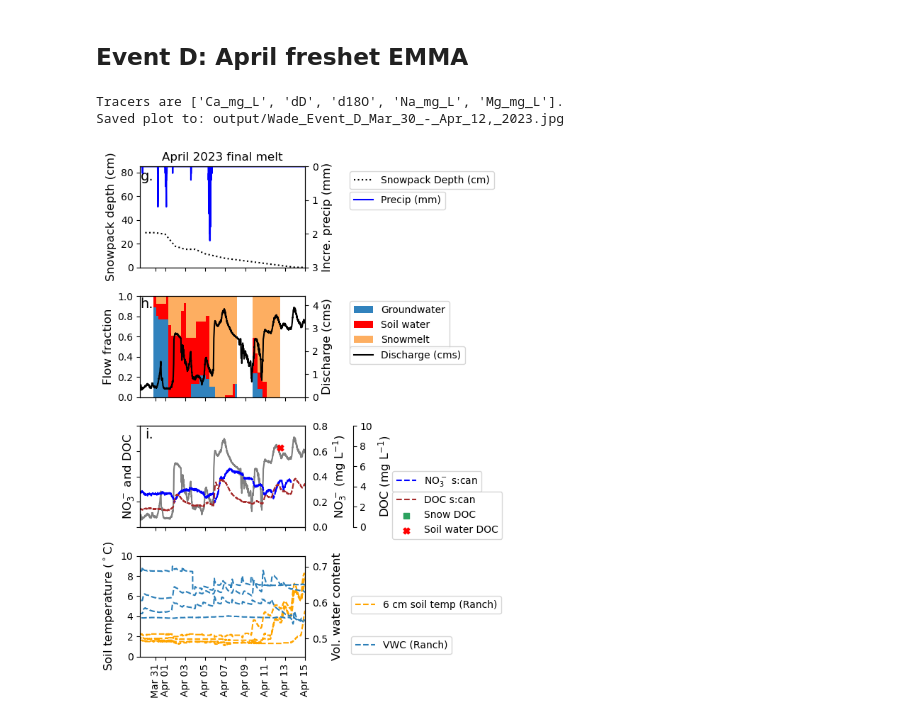
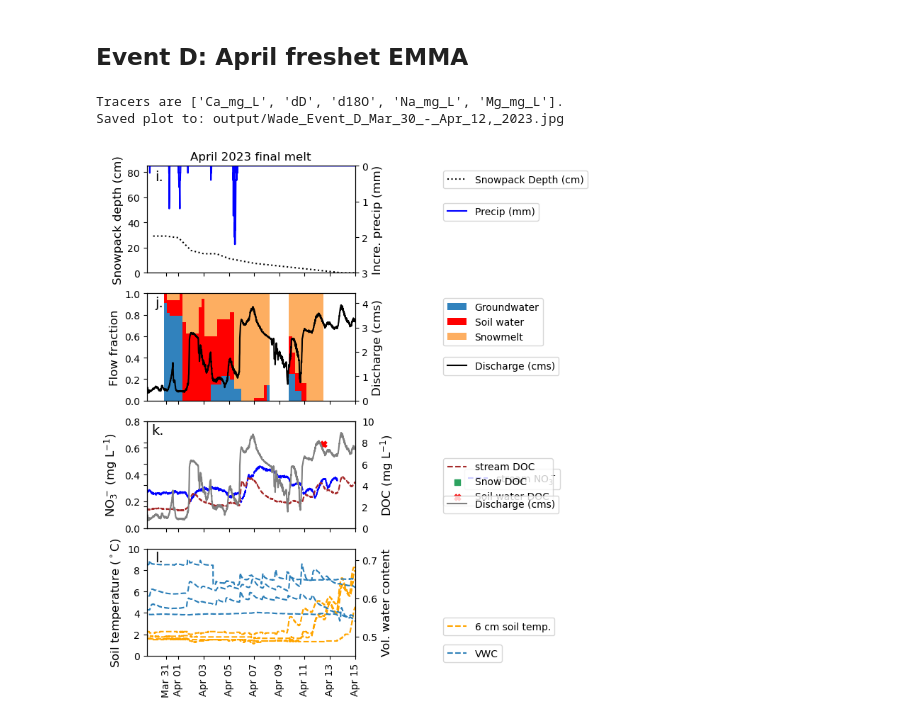
Before and after one commit to MeganEDuffy/EMMA, a Jupyter notebook: obsolete-EMMA-nbs/Wade_2023_ISCO_EMMA-plotting.ipynb, the cells around one changed output. Drawn from its saved outputs; the diff is of its cells as text; code cells hidden in the pictures.

Commit message:
changing up scan subplots on emma figs to make cleaner

```diff
--- a/obsolete-EMMA-nbs/Wade_2023_ISCO_EMMA-plotting.ipynb
+++ b/obsolete-EMMA-nbs/Wade_2023_ISCO_EMMA-plotting.ipynb
@@ -340,6 +340,7 @@ def plot_event_with_snowpack(
     ax1.annotate('a.', xy=(0.08, 0.86), xycoords='axes fraction', fontsize=14, ha='right')
     ax2.annotate('b.', xy=(0.08, 0.88), xycoords='axes fraction', fontsize=14, ha='right')
     ax3.annotate('c.', xy=(0.08, 0.88), xycoords='axes fraction', fontsize=14, ha='right')
+    ax4.annotate('d.', xy=(0.08, 0.88), xycoords='axes fraction', fontsize=14, ha='right')
 
     ### Top subplot: Snowpack and eventually rainfall ###
     # Filter snowpack + rainfall data for the event duration
@@ -401,15 +402,15 @@ def plot_event_with_snowpack(
     # Secondary y-axis for nitrate
     ax3_secondary = ax3.twinx()
     ax3_secondary.spines.right.set_position(("axes", 1.0))
-    ax3_secondary.plot(scan_data['datetime'], scan_data['NO3'], color='blue', label='NO$_3^-$ s:can', linestyle='--')
+    ax3_secondary.plot(scan_data['datetime'], scan_data['NO3'], color='blue', label='stream NO$_3^-$', linestyle='--')
     ax3_secondary.set_ylabel('NO$_3^-$ (mg L$^{-1}$)', color='black', fontsize = 12)
     ax3_secondary.set_ylim(0,0.8)
     ax3_secondary.legend(loc='upper left', bbox_to_anchor=(1.46, 0.6))
 
-    # Tertiary y-axis for TOC/DOC
+    # Tertiary y-axis for DOC
     ax3_tertiary = ax3_secondary.twinx()
     ax3_tertiary.spines.right.set_position(("axes", 1.28))
-    ax3_tertiary.plot(toc_data['datetime'], toc_data['TOC'], color='brown', label='DOC s:can', linestyle='--')
+    ax3_tertiary.plot(toc_data['datetime'], toc_data['TOC'], color='brown', label='stream DOC', linestyle='--')
     #ax3_tertiary.scatter(streamwater_data['Datetime'], streamwater_data['TOC mg_L'], color = 'black', s = 10, label='stream TOC')
     # Plot each type separately
     for t, group in em_toc_data.groupby('Type'):
@@ -431,7 +432,7 @@ def plot_event_with_snowpack(
     ax3_secondary.tick_params(axis='y', labelright=True, labelleft=False)
 
     # Plot soil temperature and moisture on 4th plot
-    ax4.plot(soil_data['Datetime'], soil_data['Temperature'], color='orange', label='6 cm soil temp (Ranch)', linestyle='--')
+    ax4.plot(soil_data['Datetime'], soil_data['Temperature'], color='orange', label='6 cm soil temp.', linestyle='--')
     ax4.set_ylabel('Soil temperature ($^\circ$C)', color='black', fontsize = 12)
     ax4.set_ylim([0, 10])
     ax4.tick_params(axis='y', labelcolor='black')
@@ -441,7 +442,7 @@ def plot_event_with_snowpack(
     # Secondary y-axis for soil VWR
     ax4_secondary = ax4.twinx()
     ax4_secondary.spines.right.set_position(("axes", 1.0))
-    ax4_secondary.plot(soil_data['Datetime'], soil_data['VWC'], color='#2c7fb8', label='VWC (Ranch)', linestyle='--')
+    ax4_secondary.plot(soil_data['Datetime'], soil_data['VWC'], color='#2c7fb8', label='VWC', linestyle='--')
     ax4_secondary.set_ylabel('Vol. water content', color='black', fontsize = 12)
     ax4_secondary.set_ylim(0.45,0.73)
     ax4_secondary.legend(loc='upper left', bbox_to_anchor=(1.25, 0.25))
@@ -787,9 +788,10 @@ def plot_event_with_snowpack(
     fig, (ax1, ax2, ax3, ax4) = plt.subplots(4, 1, figsize=figsize, sharex=True)
 
     # Add subplot annotations in top-right corner using Axes coordinates
-    ax1.annotate('d.', xy=(0.09, 0.86), xycoords='axes fraction', fontsize=14, ha='right')
-    ax2.annotate('e.', xy=(0.09, 0.88), xycoords='axes fraction', fontsize=14, ha='right')
-    ax3.annotate('f.', xy=(0.09, 0.88), xycoords='axes fraction', fontsize=14, ha='right')
+    ax1.annotate('e.', xy=(0.09, 0.86), xycoords='axes fraction', fontsize=14, ha='right')
+    ax2.annotate('f.', xy=(0.09, 0.88), xycoords='axes fraction', fontsize=14, ha='right')
+    ax3.annotate('g.', xy=(0.09, 0.88), xycoords='axes fraction', fontsize=14, ha='right')
+    ax4.annotate('h.', xy=(0.09, 0.88), xycoords='axes fraction', fontsize=14, ha='right')
 
     ### Top subplot: Snowpack and eventually rainfall ###
     # Filter snowpack + rainfall data for the event duration
@@ -1238,9 +1240,10 @@ def plot_event_with_snowpack(
     fig, (ax1, ax2, ax3, ax4) = plt.subplots(4, 1, figsize=figsize, sharex=True)
 
     # Add subplot annotations in top-right corner using Axes coordinates
-    ax1.annotate('g.', xy=(0.08, 0.86), xycoords='axes fraction', fontsize=14, ha='right')
-    ax2.annotate('h.', xy=(0.08, 0.88), xycoords='axes fraction', fontsize=14, ha='right')
-    ax3.annotate('i.', xy=(0.08, 0.88), xycoords='axes fraction', fontsize=14, ha='right')
+    ax1.annotate('i.', xy=(0.08, 0.86), xycoords='axes fraction', fontsize=14, ha='right')
+    ax2.annotate('j.', xy=(0.08, 0.88), xycoords='axes fraction', fontsize=14, ha='right')
+    ax3.annotate('k.', xy=(0.08, 0.88), xycoords='axes fraction', fontsize=14, ha='right')
+    ax4.annotate('l.', xy=(0.08, 0.88), xycoords='axes fraction', fontsize=14, ha='right')
 
     ### Top subplot: Snowpack and eventually rainfall ###
     # Filter snowpack + rainfall data for the event duration
@@ -1308,31 +1311,22 @@ def plot_event_with_snowpack(
     ax2_secondary.legend(loc='upper left', bbox_to_anchor=(1.24, 0.55))
 
     # Plot discharge (again), NO3, and TOC on lower plot
-    ax3.plot(scan_data['datetime'], scan_data['q_cms_wb'], color='grey', label='Discharge (cms)', linestyle='-')
-    ax3.set_ylabel('NO$_3^-$ and DOC', color='black', fontsize = 12)
-    ax3.set_ylim([0, 4.4])
-    ax3.tick_params(axis='y', labelcolor='white')
-    ax3.set_yticks([])
-    ax3.tick_params(axis='x', rotation=90)
+    # Primary y-axis for nitrate
+    ax3.plot(scan_data['datetime'], scan_data['NO3'], color='blue', label='stream NO$_3^-$', linestyle='--')
+    ax3.set_ylabel('NO$_3^-$ (mg L$^{-1}$)', color='black', fontsize = 12)
+    ax3.set_ylim(0,0.8)
+    ax3.legend(loc='upper left', bbox_to_anchor=(1.5, 0.6))
 
-    # Secondary y-axis for nitrate
+    # Secondary y-axis for stream DOC
     ax3_secondary = ax3.twinx()
-    ax3_secondary.spines.right.set_position(("axes", 1.0))
-    ax3_secondary.plot(scan_data['datetime'], scan_data['NO3'], color='blue', label='NO$_3^-$ s:can', linestyle='--')
-    ax3_secondary.set_ylabel('NO$_3^-$ (mg L$^{-1}$)', color='black', fontsize = 12)
-    ax3_secondary.set_ylim(0,0.8)
-    ax3_secondary.legend(loc='upper left', bbox_to_anchor=(1.5, 0.6))
 
-    # Tertiary y-axis for TOC/DOC
-    ax3_tertiary = ax3_secondary.twinx()
-    ax3_tertiary.spines.right.set_position(("axes", 1.29))
-    ax3_tertiary.plot(toc_data['datetime'], toc_data['TOC'], color='brown', label='DOC s:can', linestyle='--')
-    #ax3_tertiary.scatter(streamwater_data['Datetime'], streamwater_data['TOC mg_L'], color = 'black', s = 10, label='Stream TOC')
+    ax3_secondary.plot(toc_data['datetime'], toc_data['TOC'], color='brown', label='stream DOC', linestyle='--')
+    #ax3_secondary.scatter(streamwater_data['Datetime'], streamwater_data['TOC mg_L'], color = 'black', s = 10, label='Stream DOC')
     # Plot each type separately
     for t, group in em_toc_data.groupby('Type'):
         if t in type_styles:
             style = type_styles[t]
-            ax3_tertiary.scatter(
+            ax3_secondary.scatter(
                 group['Datetime'],
                 group['TOC_mg_L'],
                 color=style['color'],
@@ -1340,15 +1334,24 @@ def plot_event_with_snowpack(
                 s=40,
                 label=style['label']
             )
-    ax3_tertiary.set_ylabel('DOC (mg L$^{-1}$)', color='black', fontsize = 12)
-    ax3_tertiary.set_ylim(0,10)
-    ax3_tertiary.legend(loc='upper left', bbox_to_anchor=(1.5, 0.4))
+    ax3_secondary.set_ylabel('DOC (mg L$^{-1}$)', color='black', fontsize = 12)
+    ax3_secondary.set_ylim(0,10)
+    ax3_secondary.legend(loc='upper left', bbox_to_anchor=(1.5, 0.4))
+
+    # Tertiary axis for discharge (greyed out, no axis label needed)
+    ax3_tertiary = ax3_secondary.twinx()
+    ax3_tertiary.spines.right.set_position(("axes", 1.0))
+    ax3_tertiary.plot(scan_data['datetime'], scan_data['q_cms_wb'], color='grey', label='Discharge (cms)', linestyle='-')
+    ax3_tertiary.set_ylim([0, 4.4])
+    ax3_tertiary.tick_params(axis='y', labelcolor='white')
+    ax3_tertiary.set_yticks([])
+    ax3_tertiary.tick_params(axis='x', rotation=90)
 
     # Fix secondary y-axis tick alignment after creating the tertiary axis
     ax3_secondary.tick_params(axis='y', labelright=True, labelleft=False)
 
     # Plot soil temperature and moisture on 4th plot
-    ax4.plot(soil_data['Datetime'], soil_data['Temperature'], color='orange', label='6 cm soil temp (Ranch)', linestyle='--')
+    ax4.plot(soil_data['Datetime'], soil_data['Temperature'], color='orange', label='6 cm soil temp.', linestyle='--')
     ax4.set_ylabel('Soil temperature ($^\circ$C)', color='black', fontsize = 12)
     ax4.set_ylim([0, 10])
     ax4.tick_params(axis='y', labelcolor='black')
@@ -1358,38 +1361,55 @@ def plot_event_with_snowpack(
     # Secondary y-axis for soil VWR
     ax4_secondary = ax4.twinx()
     ax4_secondary.spines.right.set_position(("axes", 1.0))
-    ax4_secondary.plot(soil_data['Datetime'], soil_data['VWC'], color='#2c7fb8', label='VWC (Ranch)', linestyle='--')
+    ax4_secondary.plot(soil_data['Datetime'], soil_data['VWC'], color='#2c7fb8', label='VWC', linestyle='--')
     ax4_secondary.set_ylabel('Vol. water content', color='black', fontsize = 12)
     ax4_secondary.set_ylim(0.45,0.73)
     ax4_secondary.legend(loc='upper left', bbox_to_anchor=(1.25, 0.25))
+
+    # Before plotting legends, shrink the plotting area to make space on the right
+    plt.subplots_adjust(right=0.75)
+
+    # Then fix all legends with the same x anchor (1.25 here)
+    ax1.legend(loc='upper left', bbox_to_anchor=(1.40, 1.0))
+    ax1_secondary.legend(loc='upper left', bbox_to_anchor=(1.40, 0.7))
+
+    ax2.legend(handles, simplified_labels, loc='upper left', bbox_to_anchor=(1.40, 1.0))
+    ax2_secondary.legend(loc='upper left', bbox_to_anchor=(1.40, 0.45))
+
+    ax3_secondary.legend(loc='upper left', bbox_to_anchor=(1.40, 0.7))
+    ax3_tertiary.legend(loc='upper left', bbox_to_anchor=(1.40, 0.35))
+    #ax3_tertiary.spines.right.set_position(("axes", 1.20))
+
+    ax4.legend(loc='upper left', bbox_to_anchor=(1.40, 0.4))
+    ax4_secondary.legend(loc='upper left', bbox_to_anchor=(1.40, 0.15))
 
     # Define the formatter
     date_fmt = mdates.DateFormatter('%b %d')  # e.g., 'Feb 09'
 
     # Apply to all x-axes
     for ax in [ax1, ax2, ax3]:
         ax.xaxis.set_major_formatter(date_fmt)
 
     plt.tight_layout()
 
     # --- Save plot as 'output/Site_EventName.jpg' ---
     # Sanitize filename: replace spaces and parentheses
     safe_event_name = event_name.replace(" ", "_").replace("(", "").replace(")", "").replace(":", "")
     filename = f"{Site}_{safe_event_name}.jpg"
     output_path = os.path.join("output", filename)
 
     fig.savefig(output_path, dpi=300)
     print(f"Saved plot to: {output_path}")
 
     plt.show()
 plot_event_with_snowpack(eventD_df, "Event D (Mar 30 - Apr 12, 2023)", \
                          colors_D, start_D, end_D, start_plot_D, end_plot_D, scan_data, snowpack_data)
 
 #plot_event_with_snowpack.savefig("/home/millieginty/Desktop/Wade_EMMA_D.png")
 # %% [output]
 Tracers are ['Ca_mg_L', 'dD', 'd18O', 'Na_mg_L', 'Mg_mg_L'].
 Saved plot to: output/Wade_Event_D_Mar_30_-_Apr_12,_2023.jpg
-[figure, old version]
+[figure, new version]
 # %%
 fractions_df.to_csv('Wade_WY23_AprFresh_EMMA_fractions.csv', index=False)
 
```
Also changed, not shown: parts of 5 cells of this notebook, 10 other files.
